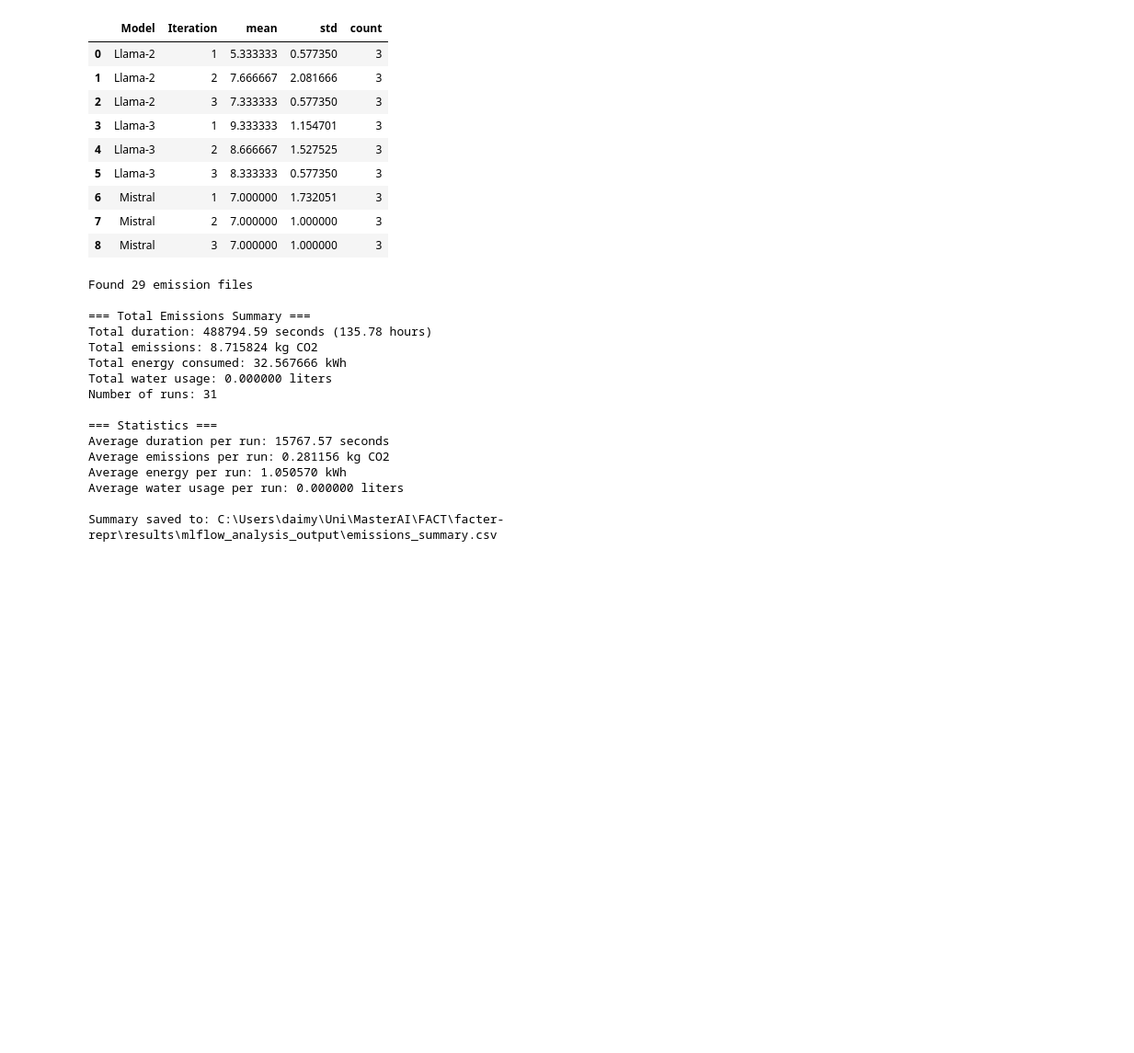
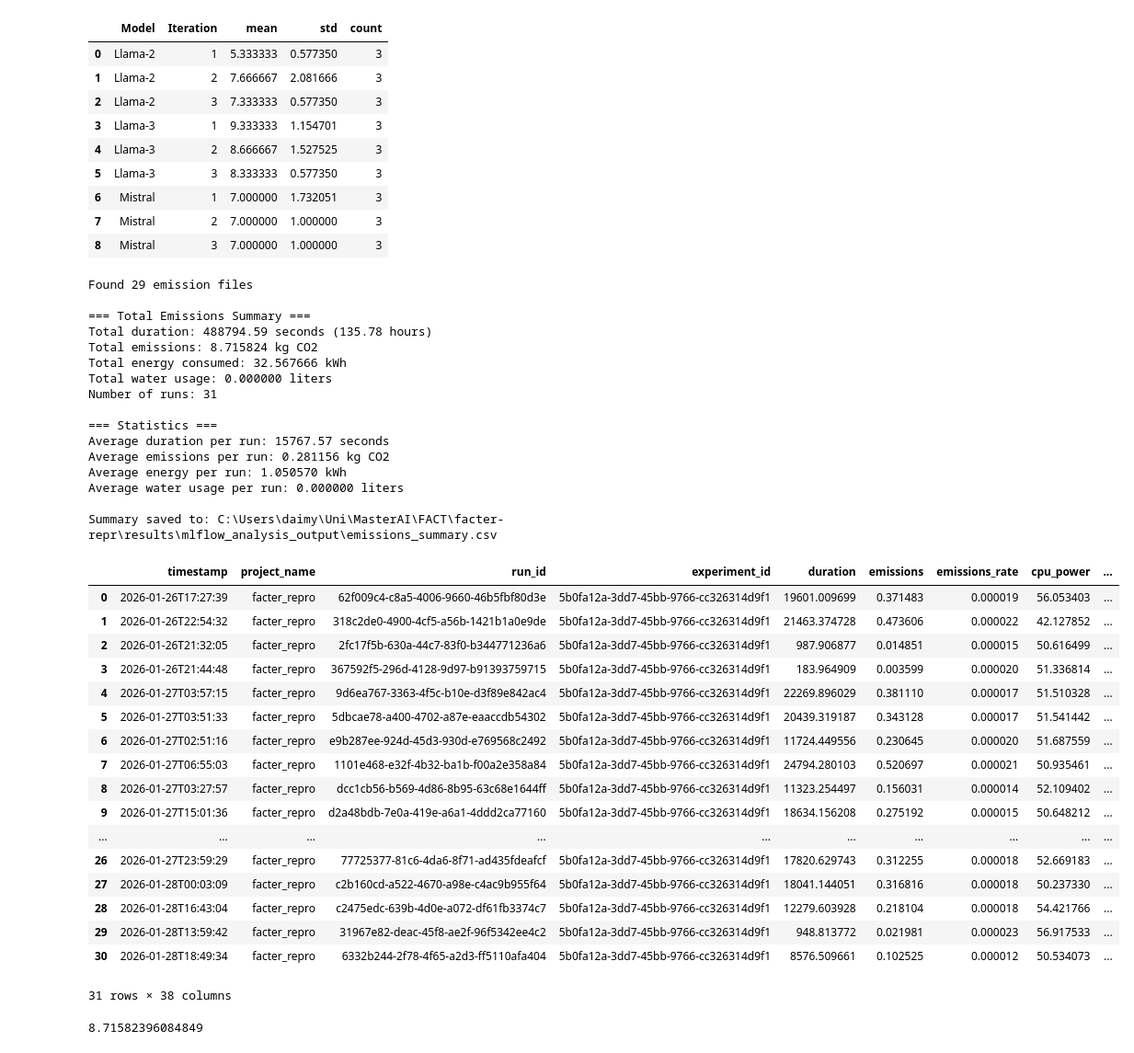
Before and after one commit to oscar-omlf/facter-repr, a Jupyter notebook: scripts/results_analysis.ipynb, the cells around one changed output. Shown at 92% size. Saved outputs shown, nothing was run; the diff lists cells and outputs as text; code cells hidden in the pictures; blank space fills up the shorter version.

```diff
--- a/scripts/results_analysis.ipynb
+++ b/scripts/results_analysis.ipynb
@@ -696,30 +698,52 @@ else:
             values = [total_duration, total_duration/3600, total_emissions,
                      total_energy, len(all_emissions),
                      all_emissions['duration'].mean() if 'duration' in all_emissions.columns else 0,
                      all_emissions['emissions'].mean() if 'emissions' in all_emissions.columns else 0,
                      all_emissions['energy_consumed'].mean() if 'energy_consumed' in all_emissions.columns else 0]
 
             if 'water_consumed' in all_emissions.columns:
                 metrics.extend(['total_water_liters', 'avg_water_liters'])
                 values.extend([total_water, all_emissions['water_consumed'].mean()])
 
             summary_df = pd.DataFrame({'metric': metrics, 'value': values})
             summary_df.to_csv(summary_path, index=False)
             print(f"\nSummary saved to: {summary_path}")
+
+display(all_emissions)
+print(sum(all_emissions['emissions']))
 # %% [output]
 Found 29 emission files
 
 === Total Emissions Summary ===
 Total duration: 488794.59 seconds (135.78 hours)
 Total emissions: 8.715824 kg CO2
 Total energy consumed: 32.567666 kWh
 Total water usage: 0.000000 liters
 Number of runs: 31
 
 === Statistics ===
 Average duration per run: 15767.57 seconds
 Average emissions per run: 0.281156 kg CO2
 Average energy per run: 1.050570 kWh
 Average water usage per run: 0.000000 liters
 
 Summary saved to: C:\Users\daimy\Uni\MasterAI\FACT\facter-repr\results\mlflow_analysis_output\emissions_summary.csv
+|  | timestamp | project_name | run_id | experiment_id | duration | emissions | emissions_rate | cpu_power | ... |
+| 0 | 2026-01-26T17:27:39 | facter_repro | 62f009c4-c8a5-4006-9660-46b5fbf80d3e | 5b0fa12a-3dd7-45bb-9766-cc326314d9f1 | 19601.009699 | 0.371483 | 0.000019 | 56.053403 | ... |
+| 1 | 2026-01-26T22:54:32 | facter_repro | 318c2de0-4900-4cf5-a56b-1421b1a0e9de | 5b0fa12a-3dd7-45bb-9766-cc326314d9f1 | 21463.374728 | 0.473606 | 0.000022 | 42.127852 | ... |
+| 2 | 2026-01-26T21:32:05 | facter_repro | 2fc17f5b-630a-44c7-83f0-b344771236a6 | 5b0fa12a-3dd7-45bb-9766-cc326314d9f1 | 987.906877 | 0.014851 | 0.000015 | 50.616499 | ... |
+| 3 | 2026-01-26T21:44:48 | facter_repro | 367592f5-296d-4128-9d97-b91393759715 | 5b0fa12a-3dd7-45bb-9766-cc326314d9f1 | 183.964909 | 0.003599 | 0.000020 | 51.336814 | ... |
+| 4 | 2026-01-27T03:57:15 | facter_repro | 9d6ea767-3363-4f5c-b10e-d3f89e842ac4 | 5b0fa12a-3dd7-45bb-9766-cc326314d9f1 | 22269.896029 | 0.381110 | 0.000017 | 51.510328 | ... |
+| 5 | 2026-01-27T03:51:33 | facter_repro | 5dbcae78-a400-4702-a87e-eaaccdb54302 | 5b0fa12a-3dd7-45bb-9766-cc326314d9f1 | 20439.319187 | 0.343128 | 0.000017 | 51.541442 | ... |
+| 6 | 2026-01-27T02:51:16 | facter_repro | e9b287ee-924d-45d3-930d-e769568c2492 | 5b0fa12a-3dd7-45bb-9766-cc326314d9f1 | 11724.449556 | 0.230645 | 0.000020 | 51.687559 | ... |
+| 7 | 2026-01-27T06:55:03 | facter_repro | 1101e468-e32f-4b32-ba1b-f00a2e358a84 | 5b0fa12a-3dd7-45bb-9766-cc326314d9f1 | 24794.280103 | 0.520697 | 0.000021 | 50.935461 | ... |
+| 8 | 2026-01-27T03:27:57 | facter_repro | dcc1cb56-b569-4d86-8b95-63c68e1644ff | 5b0fa12a-3dd7-45bb-9766-cc326314d9f1 | 11323.254497 | 0.156031 | 0.000014 | 52.109402 | ... |
+| 9 | 2026-01-27T15:01:36 | facter_repro | d2a48bdb-7e0a-419e-a6a1-4ddd2ca77160 | 5b0fa12a-3dd7-45bb-9766-cc326314d9f1 | 18634.156208 | 0.275192 | 0.000015 | 50.648212 | ... |
+| ... | ... | ... | ... | ... | ... | ... | ... | ... | ... |
+| 26 | 2026-01-27T23:59:29 | facter_repro | 77725377-81c6-4da6-8f71-ad435fdeafcf | 5b0fa12a-3dd7-45bb-9766-cc326314d9f1 | 17820.629743 | 0.312255 | 0.000018 | 52.669183 | ... |
+| 27 | 2026-01-28T00:03:09 | facter_repro | c2b160cd-a522-4670-a98e-c4ac9b955f64 | 5b0fa12a-3dd7-45bb-9766-cc326314d9f1 | 18041.144051 | 0.316816 | 0.000018 | 50.237330 | ... |
+| 28 | 2026-01-28T16:43:04 | facter_repro | c2475edc-639b-4d0e-a072-df61fb3374c7 | 5b0fa12a-3dd7-45bb-9766-cc326314d9f1 | 12279.603928 | 0.218104 | 0.000018 | 54.421766 | ... |
+| 29 | 2026-01-28T13:59:42 | facter_repro | 31967e82-deac-45f8-ae2f-96f5342ee4c2 | 5b0fa12a-3dd7-45bb-9766-cc326314d9f1 | 948.813772 | 0.021981 | 0.000023 | 56.917533 | ... |
+| 30 | 2026-01-28T18:49:34 | facter_repro | 6332b244-2f78-4f65-a2d3-ff5110afa404 | 5b0fa12a-3dd7-45bb-9766-cc326314d9f1 | 8576.509661 | 0.102525 | 0.000012 | 50.534073 | ... |
+31 rows × 38 columns
+8.71582396084849
```
Also changed, not shown: parts of 3 cells of this notebook.
